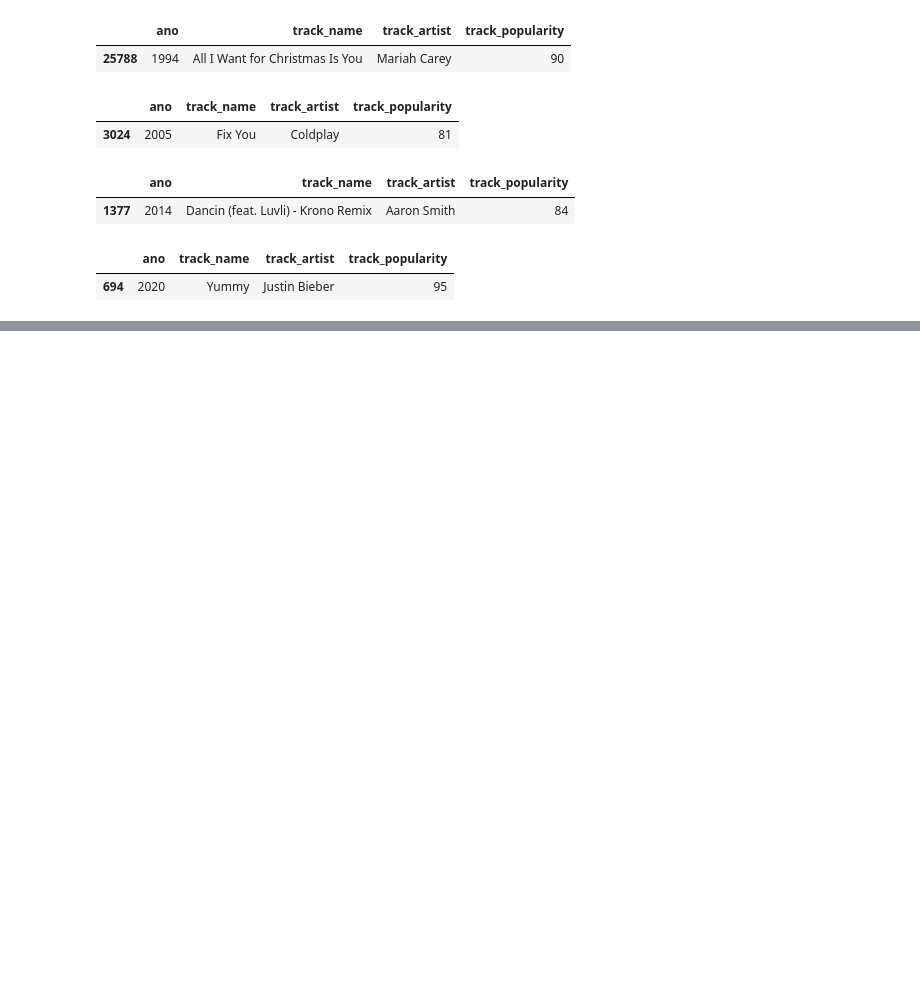
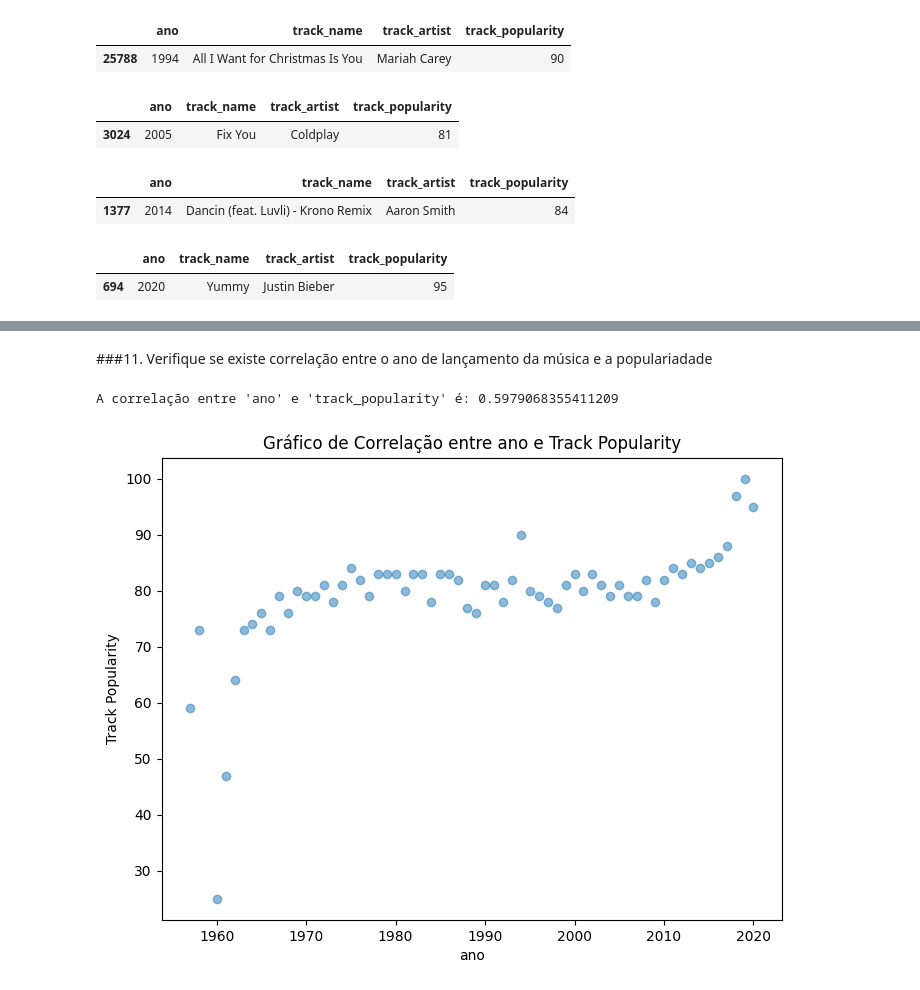
Before and after one commit to StellaDuarte/Ci-nciadedados, a Jupyter notebook: Trabalho_1_Ciência_de_dados.ipynb, the cells around one changed output, grey strips where cells are left out. Drawn from its saved outputs; the diff is of its cells as text; code cells hidden in the pictures; blank space fills up the shorter version.

```diff
--- a/Trabalho_1_Ciência_de_dados.ipynb
+++ b/Trabalho_1_Ciência_de_dados.ipynb
@@ -196,0 +261,19 @@ Dropdown(description='Selecione o Ano:', options=(1957, 1958, 1960, 1961, 1962,
+# %% [markdown]
+###11. Verifique se existe correlação entre o ano de lançamento da música e a populariadade
+# %%
+# Calcular a correlação entre 'ano' e 'track_popularity'
+correlacao = musicas_mais_populares['ano'].corr(musicas_mais_populares['track_popularity'])
+print(f"A correlação entre 'ano' e 'track_popularity' é: {correlacao}")
+
+# Criar um gráfico de dispersão
+plt.figure(figsize=(8, 6))
+plt.scatter(musicas_mais_populares['ano'], musicas_mais_populares['track_popularity'], alpha=0.5)
+plt.title('Gráfico de Correlação entre ano e Track Popularity')
+plt.xlabel('ano')
+plt.ylabel('Track Popularity')
+
+# Exibir o gráfico
+plt.show()
+# %% [output]
+A correlação entre 'ano' e 'track_popularity' é: 0.5979068355411209
+[figure, added]
```
Also changed, not shown: parts of 13 cells of this notebook.
